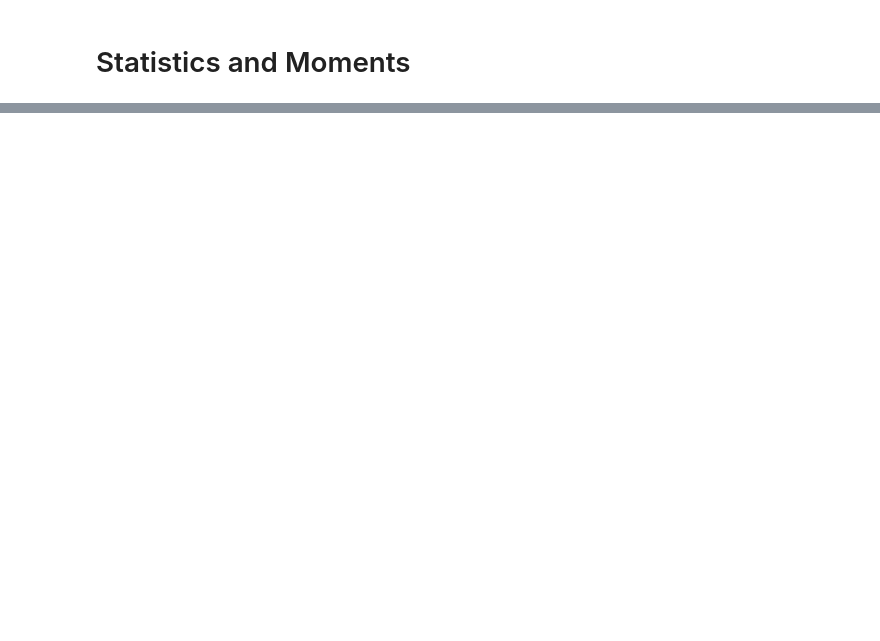
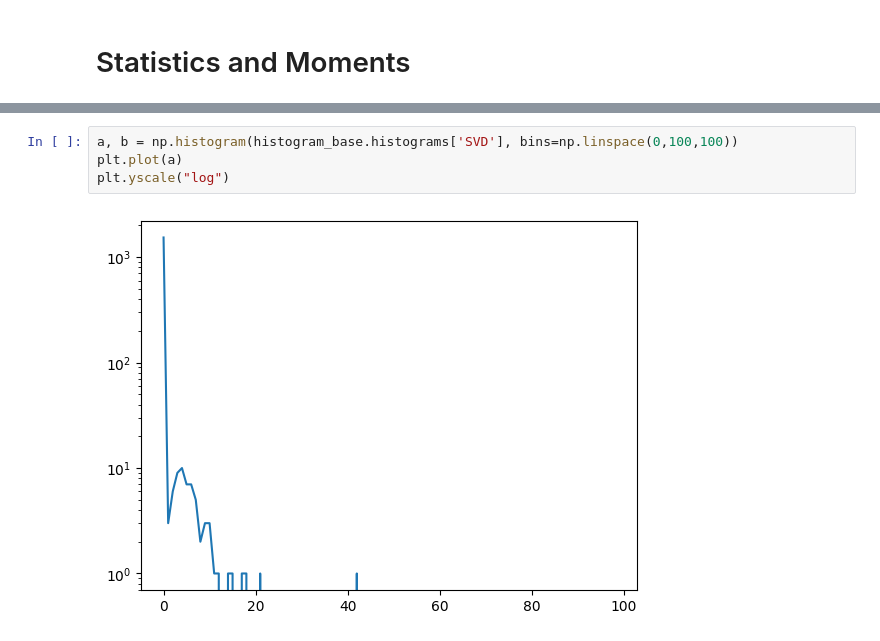
Before and after one commit to angerami/transformer-analysis, a Jupyter notebook: plot_book.ipynb, the cells around one changed output, grey strips where cells are left out. Saved outputs shown, nothing was run; the diff lists cells and outputs as text; blank space fills up the shorter version.

```diff
--- a/plot_book.ipynb
+++ b/plot_book.ipynb
@@ -137 +123,7 @@ IN HERE
 [figure]
+# %%
+a, b = np.histogram(histogram_base.histograms['SVD'], bins=np.linspace(0,100,100))
+plt.plot(a)
+plt.yscale("log")
+# %% [output]
+[figure, added]
```
Also changed, not shown: parts of 3 cells of this notebook, 4 other files.
